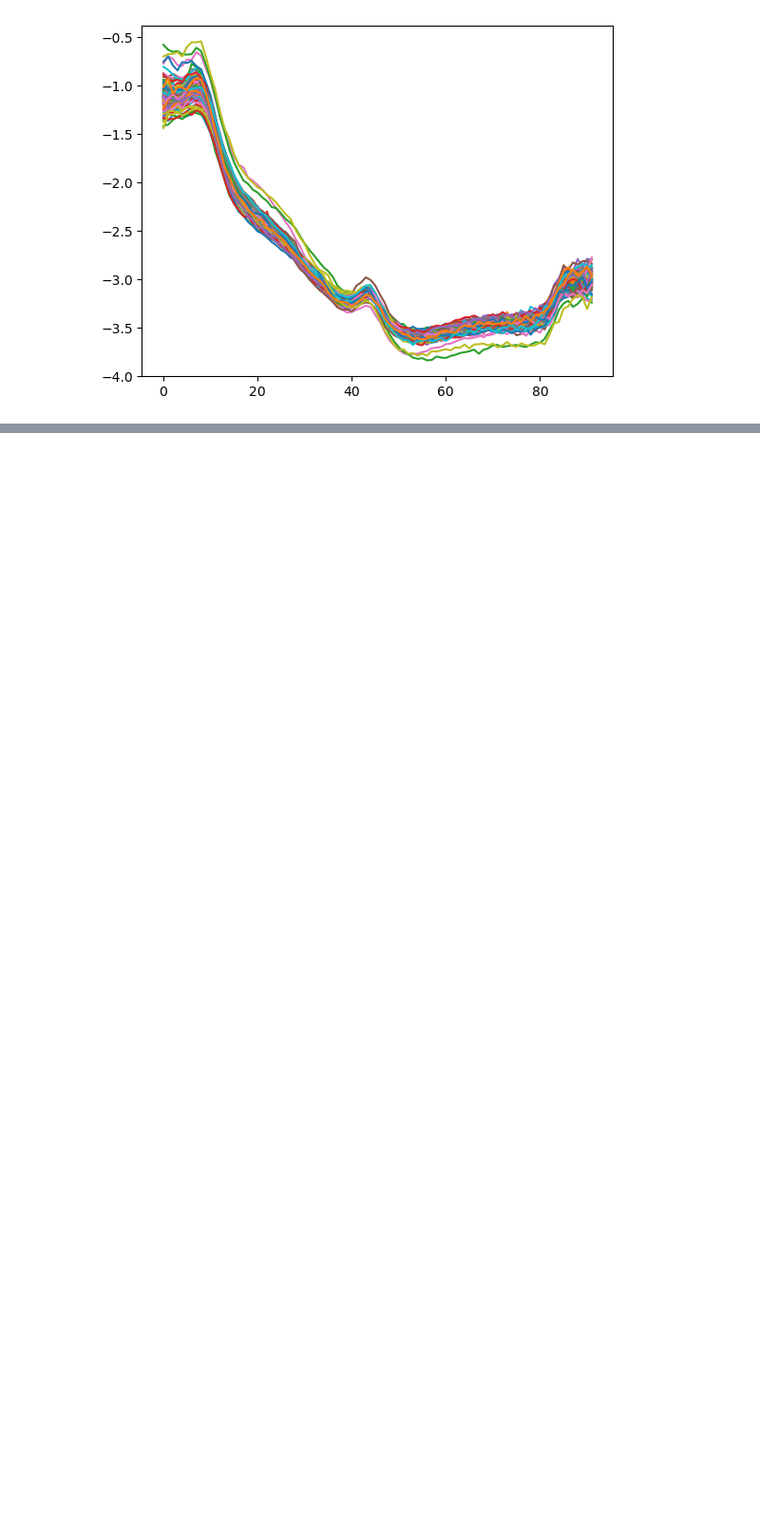
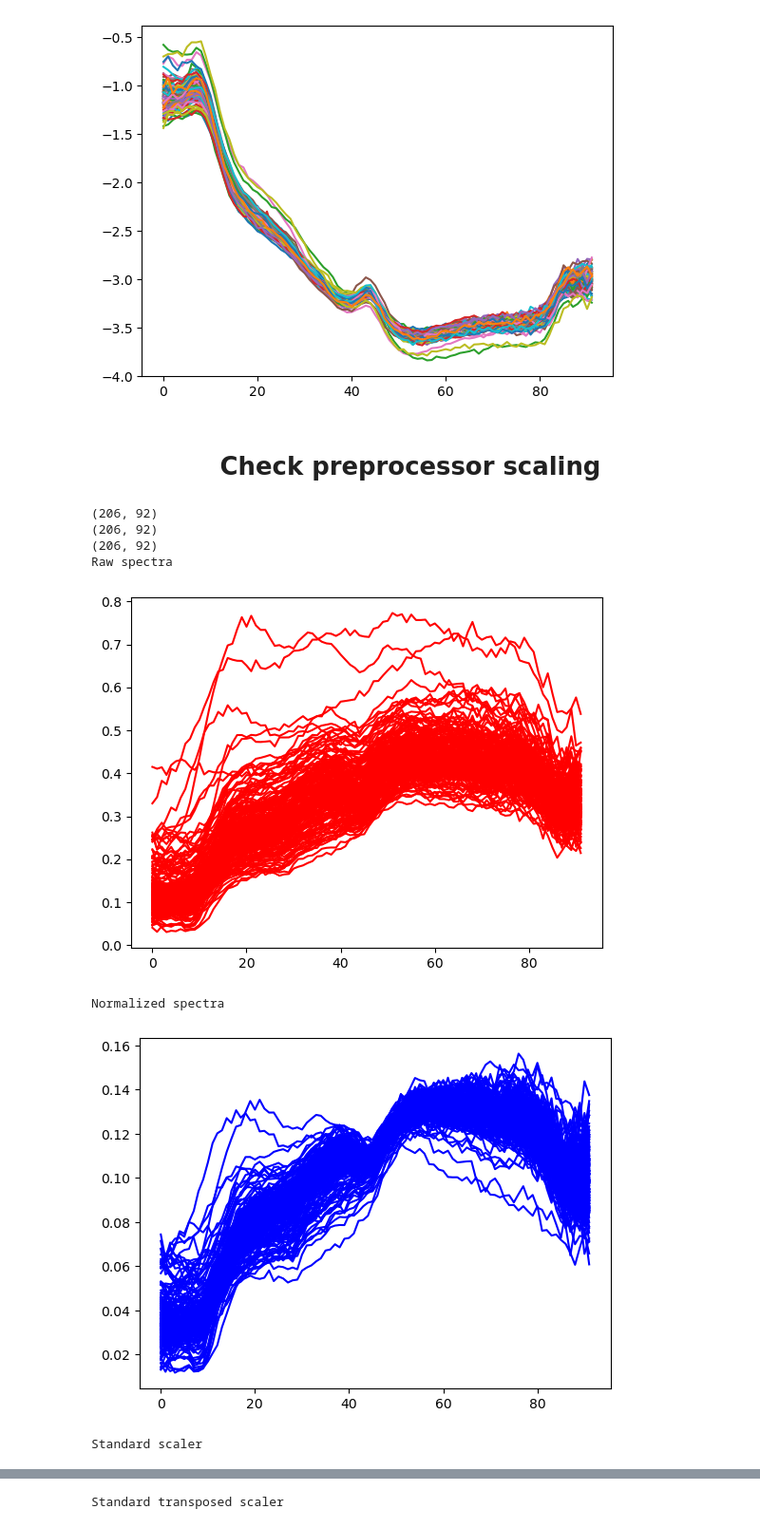
Before and after one commit to msokur/hsi-experiments, a Jupyter notebook: jupyter/spectra_scaling.ipynb, the cells around one changed output, grey strips where cells are left out. Shown at 95% size. Drawn from its saved outputs; the diff is of its cells as text; code cells hidden in the pictures; blank space fills up the shorter version.

Commit message:
Check different preprocessing combinations

```diff
--- a/jupyter/spectra_scaling.ipynb
+++ b/jupyter/spectra_scaling.ipynb
@@ -156,3 +156,51 @@ https://scikit-learn.org/stable/model_persistence.html#security-maintainability-
   warnings.warn(
 [figure]
 [figure]
+# %% [markdown]
+<h1 style="text-align: center;"> Check preprocessor scaling </h1>
+# %%
+import os
+import matplotlib.pyplot as plt
+import numpy as np
+
+preffix = '/work/users/mi186veva/data_3d'
+patient = '2019_07_12_11_15_49'
+
+k = 100
+raw_data = np.load(os.path.join(preffix, '3x3', patient + '.npz'))['X'][::k, 1, 1]
+l2Norm_data = np.load(os.path.join(preffix, 'norm_3x3_new', patient + '.npz'))['X'][::k, 1, 1]
+svn_data = np.load(os.path.join(preffix, 'svn_3x3', patient + '.npz'))['X'][::k, 1, 1]
+svn_T_data = np.load(os.path.join(preffix, 'svn_T_3x3', patient + '.npz'))['X'][::k, 1, 1]
+
+print(raw_data.shape)
+print(l2Norm_data.shape)
+print(svn_data.shape)
+
+
+print('Raw spectra')
+plt.plot(raw_data.T, c='red')
+plt.show()
+print('Normalized spectra')
+plt.plot(l2Norm_data.T, c='blue')
+plt.show()
+print('Standard scaler')
+plt.plot(svn_data.T, c='gray')
+plt.show()
+print('Standard transposed scaler')
+plt.plot(svn_T_data.T, c='yellow')
+plt.show()
+
+plt.plot(svn_data.T, c='gray')
+plt.plot(svn_T_data.T, c='yellow')
+plt.plot(raw_data.T, c='red')
+plt.plot(l2Norm_data.T, c='blue')
+plt.show()
+# %% [output]
+(206, 92)
+(206, 92)
+(206, 92)
+Raw spectra
+[figure, added]
+Normalized spectra
+[figure, added]
+Standard scaler
@@ -158,0 +208 @@ https://scikit-learn.org/stable/model_persistence.html#security-maintainability-
+Standard transposed scaler
```
Also changed, not shown: parts of 1 cell of this notebook, 1 other file.
